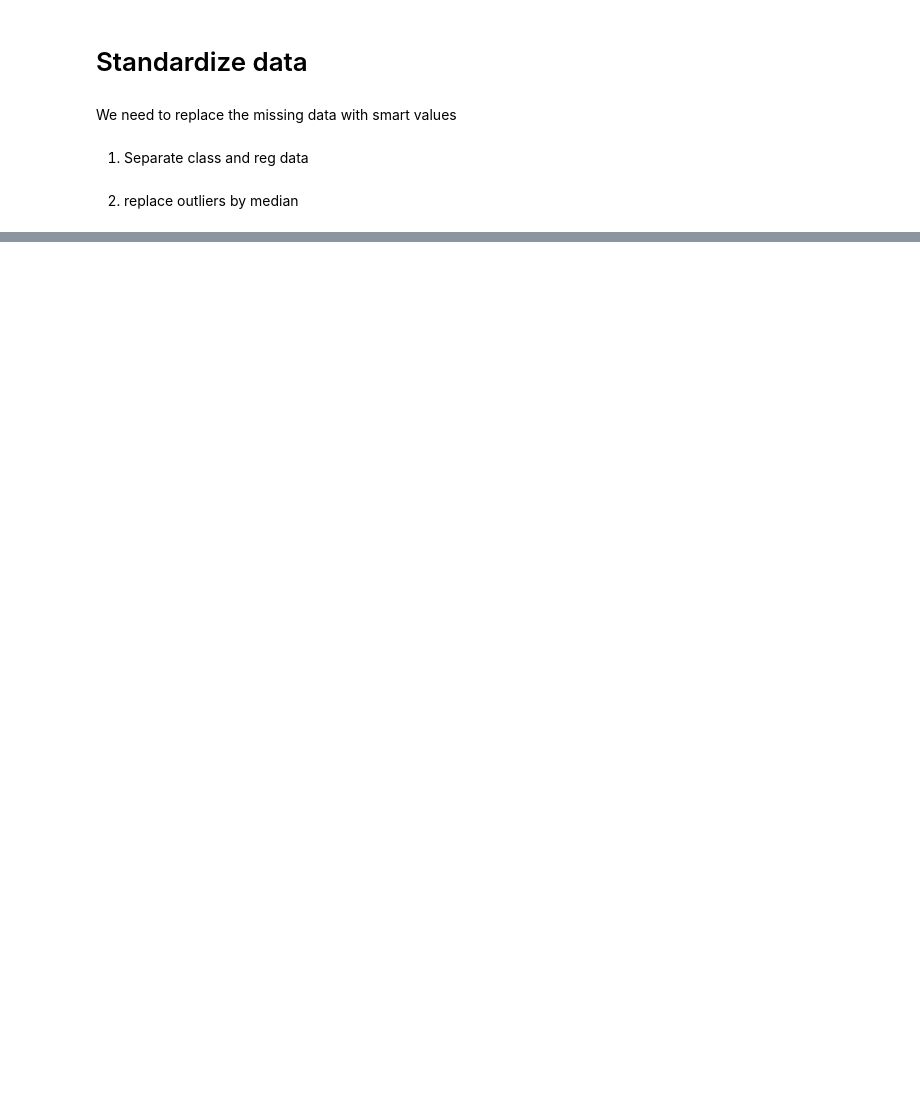
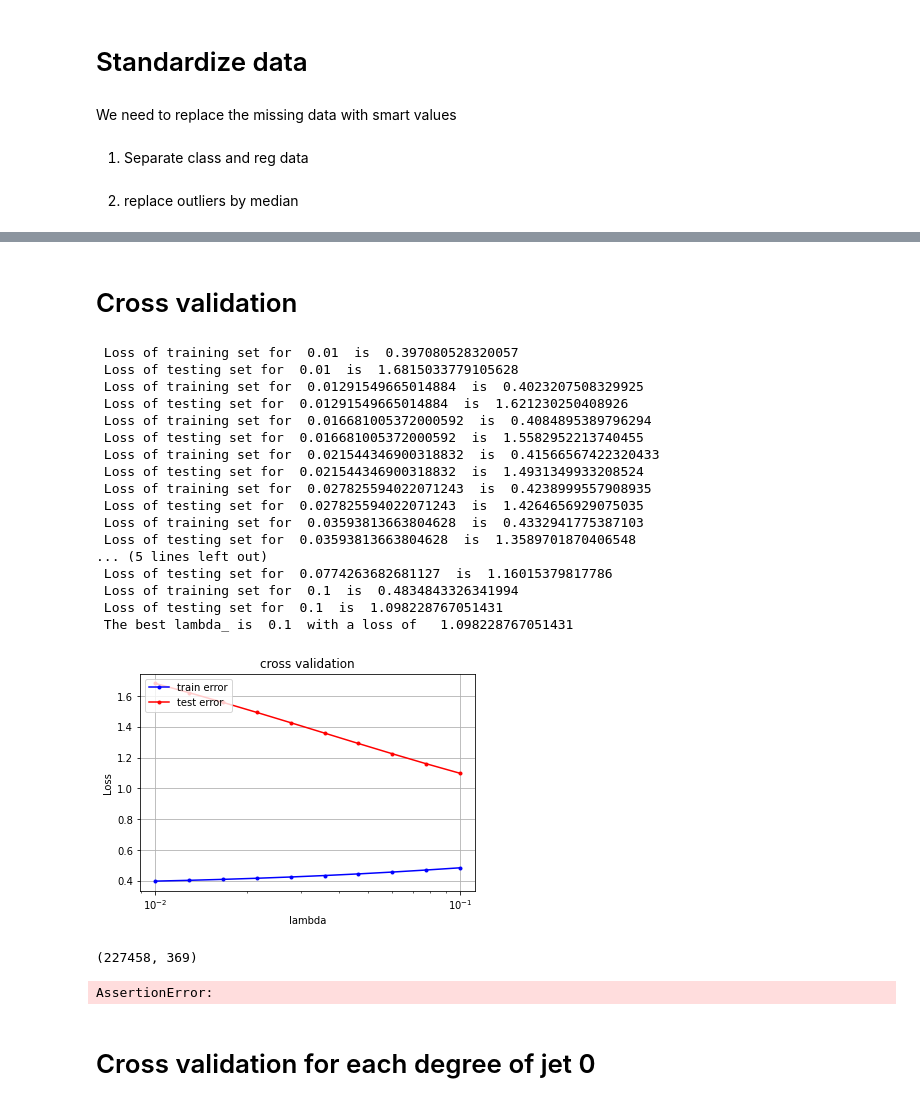
Before and after one commit to mkondracki/ML_project_1, a Jupyter notebook: projectML_.ipynb, the cells around one changed output, grey strips where cells are left out. Cells and saved outputs as stored; diff of their text form; code cells hidden in the pictures; blank space fills up the shorter version.

```diff
--- a/projectML_.ipynb
+++ b/projectML_.ipynb
@@ -166,6 +173,3 @@ x_te_reg = np.delete(x_te, 22, axis=1)
 # Not standardize but value of nan replace
 x_tr_reg = replace_nan_by_median(x_tr_reg)
 x_te_reg = replace_nan_by_median(x_te_reg)
-# %%
-y_tr=y_tr.reshape(-1,1)
-y_te=y_te.reshape(-1,1)
@@ -479,0 +279,13 @@ reg_logistic_regression(y_test, tx_test, lambda_test, w_test, MAX_ITERS, GAMMA )
+# %%
+#split the data according to PRI_jet_num
+x_tr_split = np.array([x_tr_reg[np.where(x_tr_class==0)], x_tr_reg[np.where(x_tr_class==1)],
+                       x_tr_reg[np.where(x_tr_class==2)], x_tr_reg[np.where(x_tr_class==3)]], dtype=object)
+
+y_tr_split = np.array([y_tr[np.where(x_tr_class==0)], y_tr[np.where(x_tr_class==1)],
+                       y_tr[np.where(x_tr_class==2)], y_tr[np.where(x_tr_class==3)]], dtype=object)
+
+x_te_split = np.array([x_te_reg[np.where(x_te_class==0)], x_te_reg[np.where(x_te_class==1)],
+                       x_te_reg[np.where(x_te_class==2)], x_te_reg[np.where(x_te_class==3)]], dtype=object)
+
+y_te_split = np.array([y_te[np.where(x_te_class==0)], y_te[np.where(x_te_class==1)],
+                       y_te[np.where(x_te_class==2)], y_te[np.where(x_te_class==3)]], dtype=object)
@@ -479,0 +355,2 @@ reg_logistic_regression(y_test, tx_test, lambda_test, w_test, MAX_ITERS, GAMMA )
+# %% [markdown]
+# Cross validation
@@ -479,0 +359,52 @@ reg_logistic_regression(y_test, tx_test, lambda_test, w_test, MAX_ITERS, GAMMA )
+# %%
+lambdas = np.logspace(-2, -1, 10)
+gamma = 10**(-1)
+
+#rename variable
+x_tr_0 = x_tr_split[0]
+y_tr_0 = y_tr_split[0]
+
+x_te_0 = x_te_split[0]
+y_te_0 = y_te_split[0]
+
+#preprocessing
+x_tr_0 = build_poly(x_tr_0,4)
+x_tr_0 = standardize(x_tr_0)
+
+x_te_0 = build_poly(x_te_0,4)
+x_te_0 = standardize(x_te_0)
+
+initial_w = np.full(x_tr_0.shape[1], 0.1)
+
+
+best_lambda, best_loss =cross_validation_lambdas_with_set(y_tr_0, x_tr_0,y_te_0, x_te_0,lambdas, gamma)
+# %% [output]
+ Loss of training set for  0.01  is  0.397080528320057
+ Loss of testing set for  0.01  is  1.6815033779105628
+ Loss of training set for  0.01291549665014884  is  0.4023207508329925
+ Loss of testing set for  0.01291549665014884  is  1.621230250408926
+ Loss of training set for  0.016681005372000592  is  0.4084895389796294
+ Loss of testing set for  0.016681005372000592  is  1.5582952213740455
+ Loss of training set for  0.021544346900318832  is  0.41566567422320433
+ Loss of testing set for  0.021544346900318832  is  1.4931349933208524
+ Loss of training set for  0.027825594022071243  is  0.4238999557908935
+ Loss of testing set for  0.027825594022071243  is  1.4264656929075035
+ Loss of training set for  0.03593813663804628  is  0.4332941775387103
+ Loss of testing set for  0.03593813663804628  is  1.3589701870406548
+... (5 lines left out)
+ Loss of testing set for  0.0774263682681127  is  1.16015379817786
+ Loss of training set for  0.1  is  0.4834843326341994
+ Loss of testing set for  0.1  is  1.098228767051431
+ The best lambda_ is  0.1  with a loss of   1.098228767051431
+[figure, added]
+# %%
+
+print(x_te_0.shape)
+loss_tr = compute_loss(y_tr_0, x_tr_0, w, "negative_log_likelihood")
+loss_te = compute_loss(y_te_0, x_te_0, w, "negative_log_likelihood")
+print(loss_tr)
+# %% [output]
+(227458, 369)
+AssertionError:
+# %% [markdown]
+# Cross validation for each degree of jet 0
```
Also changed, not shown: parts of 114 cells of this notebook.
